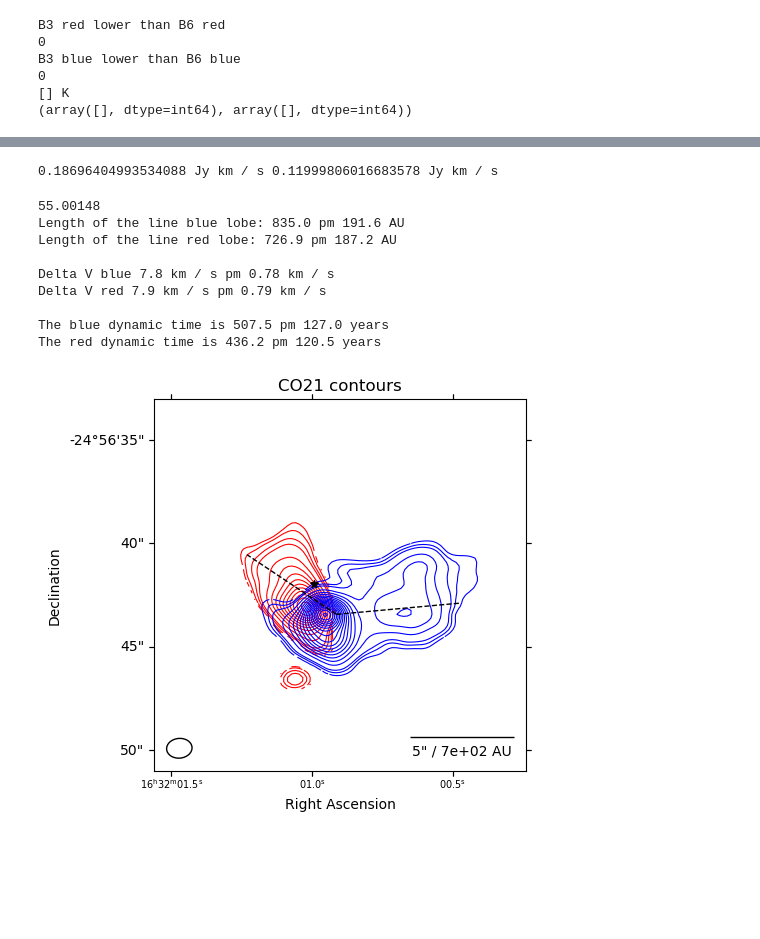
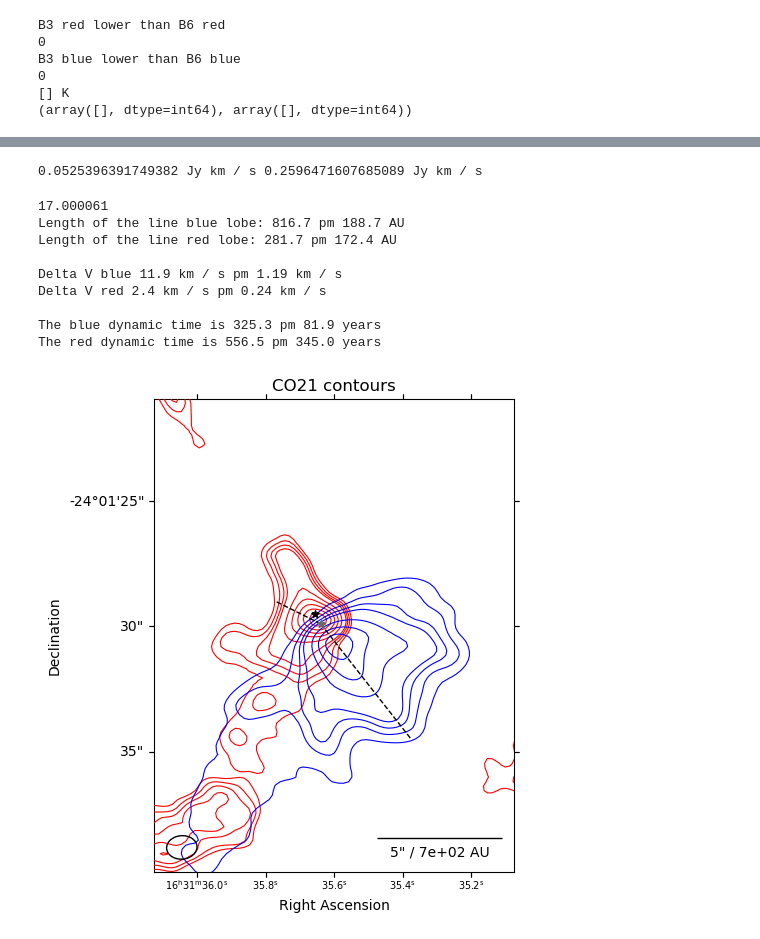
Before and after one commit to femkeballieux/master_project_2, a Jupyter notebook: code/LTERadtrans_RotDiagram_lowmass.ipynb, the cells around one changed output, grey strips where cells are left out. Saved outputs shown, nothing was run; the diff lists cells and outputs as text; code cells hidden in the pictures; blank space fills up the shorter version.

```diff
--- a/code/LTERadtrans_RotDiagram_lowmass.ipynb
+++ b/code/LTERadtrans_RotDiagram_lowmass.ipynb
@@ -43,8 +43,8 @@ plt.rcParams.update({
 # source_name='Oph_27'
 # source_name='Oph_29'
 # source_name='Oph_31'
-# source_name='Oph_34'
-source_name='Oph_39'
+source_name='Oph_34'
+# source_name='Oph_39'
 
 path = '/net/vdesk/data2/bach1/ballieux/master_project_2/data/low_mass_data/'+source_name+'/' # Path to the data
 B3_red_name='M0_maps/CO10_M0_red'      #M0 map of the CO 1-0 line, band 3, redshifted
@@ -1075,21 +1069,20 @@ B6_blue_clip_unsmoothed[SNR_B6_blue_unsmoothed<clip] = np.nan
 B6_red_clip_unsmoothed[B6_red_clip_unsmoothed==0] = np.nan
 B6_blue_clip_unsmoothed[B6_blue_clip_unsmoothed==0] = np.nan
 # %% [output]
-0.18696404993534088 Jy km / s 0.11999806016683578 Jy km / s
+0.0525396391749382 Jy km / s 0.2596471607685089 Jy km / s
 # %%
 # Create a figure and axes
 fig, ax = plt.subplots(figsize=(10,10), subplot_kw={'projection': wcs_B6_red_unsmoothed}) #size horizontal: 20,9.5
 plt.title('CO21 contours')
 
 
-#FIX!!!!
-contourlevels_red=np.array([3,3.5,4,5,6,9,12,15,18,21,24,27,30,33,36,39,42,45,48,51,54])*B6_red_rms_unsmoothed.value
+contourlevels_red=np.array([3,4,5,6,9,12,15,18,21,24,27,30,33,36,39,42,45,48,51,54])*B6_red_rms_unsmoothed.value
 # Plot the contours of B6_red_clip. since it is already clipped at 3 sigma, no need to do it again. This goed allright, it does not need to be 3sigma for b6 _and_ b7.
-contours_red=ax.contour(B6_red_clip_unsmoothed.value, levels=contourlevels_red, colors='red', linewidths=0.8)
+contours_red=ax.contour(B6_red_unsmoothed.value, levels=contourlevels_red, colors='red', linewidths=0.8)
 
 # Plot the contours of B6_blue_clip
 contourlevels_blue=np.array([3,4,5,6,9,12,15,18,21,24,27,30,33,36,39,42,45,48,51,54])*B6_blue_rms_unsmoothed.value
-contours_blue=ax.contour(B6_blue_clip_unsmoothed.value, levels=contourlevels_blue, colors='blue', linewidths=0.8)
+contours_blue=ax.contour(B6_blue_unsmoothed.value, levels=contourlevels_blue, colors='blue', linewidths=0.8)
 
 print(np.max(B6_blue_clip_unsmoothed.value[np.isfinite(B6_blue_clip_unsmoothed.value)]) / B6_blue_rms_unsmoothed.value)
 
@@ -1097,7 +1090,7 @@ print(np.max(B6_blue_clip_unsmoothed.value[np.isfinite(B6_blue_clip_unsmoothed.v
 ax.set_aspect('equal')
 
 # Set the limits for zooming
-if source_name == 'Oph_12' or source_name == 'Oph_26' or source_name == 'Oph_31' or source_name == 'Oph_39':
+if source_name == 'Oph_12' or source_name == 'Oph_26' or source_name == 'Oph_39':
     ax.set_xlim(75,175)
     ax.set_ylim(75,175)
 
@@ -1110,13 +1103,13 @@ if source_name == 'Oph_29':
     ax.set_ylim(30,185)
 
 if source_name == 'Oph_31':
-    ax.set_xlim(0,250)
-    ax.set_ylim(00,250)
+    ax.set_xlim(75,210)
+    ax.set_ylim(75,175)
     #Todo: ocmpletely missing lobe?
 
 if source_name == 'Oph_34':
-    ax.set_xlim(75,175)
-    ax.set_ylim(75,175)
+    ax.set_xlim(85,165)
+    ax.set_ylim(65,170)
 
 # Add labels
 ax.set_xlabel('Right Ascension')
@@ -1133,12 +1126,12 @@ ax.scatter(twomass_cores_coords.ra, twomass_cores_coords.dec, transform=ax.get_t
 
 if source_name == 'Oph_12':
     point1_blue = (117, 123)  # protostar
-    point2_blue = (143, 108)  # Furthest point from the protostar
+    point2_blue = (150, 110)  # Furthest point from the protostar
     ax.plot([point1_blue[0], point2_blue[0]], [point1_blue[1], point2_blue[1]], color='black', linestyle='--', linewidth=1)
     line_length_blue = np.sqrt((point2_blue[0] - point1_blue[0])**2 + (point2_blue[1] - point1_blue[1])**2)
 
     point1_red = (117, 123)  # protostar
-    point2_red = (85, 139)  # Furthest point from the protostar
+    point2_red = (83, 141)  # Furthest point from the protostar
     ax.plot([point1_red[0], point2_red[0]], [point1_red[1], point2_red[1]], color='black', linestyle='--', linewidth=1)
     line_length_red = np.sqrt((point2_red[0] - point1_red[0])**2 + (point2_red[1] - point1_red[1])**2)
 
@@ -1147,12 +1140,12 @@ if source_name == 'Oph_12':
 
 if source_name == 'Oph_26':
     point1_blue = (123, 120)  # protostar
-    point2_blue = (149, 114)  # Furthest point from the protostar
+    point2_blue = (151, 113)  # Furthest point from the protostar
     ax.plot([point1_blue[0], point2_blue[0]], [point1_blue[1], point2_blue[1]], color='black', linestyle='--', linewidth=1)
     line_length_blue = np.sqrt((point2_blue[0] - point1_blue[0])**2 + (point2_blue[1] - point1_blue[1])**2)
 
     point1_red = (123, 120)  # protostar
-    point2_red = (102, 120)  # Furthest point from the protostar
+    point2_red = (99, 120)  # Furthest point from the protostar
     ax.plot([point1_red[0], point2_red[0]], [point1_red[1], point2_red[1]], color='black', linestyle='--', linewidth=1)
     line_length_red = np.sqrt((point2_red[0] - point1_red[0])**2 + (point2_red[1] - point1_red[1])**2)
 
@@ -1161,13 +1154,14 @@ if source_name == 'Oph_26':
 
 if source_name == 'Oph_27':
     point1_blue = (119, 119)  # protostar
-    point2_blue = (128, 134)  # Furthest point from the protostar
+    point2_blue = (132, 136)  # Furthest point from the protostar
     ax.plot([point1_blue[0], point2_blue[0]], [point1_blue[1], point2_blue[1]], color='black', linestyle='--', linewidth=1)
     line_length_blue = np.sqrt((point2_blue[0] - point1_blue[0])**2 + (point2_blue[1] - point1_blue[1])**2)
 
     point1_red = (119, 119)  # protostar
-    point2_red = (116, 109.5)  # Furthest point from the protostar
+    point2_red = (116, 109)  # Furthest point from the protostar
     ax.plot([point1_red[0], point2_red[0]], [point1_red[1], point2_red[1]], color='black', linestyle='--', linewidth=1)
+    ax.scatter(point1_red[0], point1_red[1], marker='*', color='dimgrey', s=30, zorder=100)
     line_length_red = np.sqrt((point2_red[0] - point1_red[0])**2 + (point2_red[1] - point1_red[1])**2)
 
     V_blue = np.abs(-11.4 - 3.8) * u.km / u.s
@@ -1181,7 +1175,7 @@ if source_name == 'Oph_29':
     line_length_blue = np.sqrt((point2_blue[0] - point1_blue[0])**2 + (point2_blue[1] - point1_blue[1])**2)
 
     point1_red = (119, 123)  # protostar
-    point2_red = (95, 144)  # Furthest point from the protostar
+    point2_red = (94, 145.5)  # Furthest point from the protostar
     ax.plot([point1_red[0], point2_red[0]], [point1_red[1], point2_red[1]], color='black', linestyle='--', linewidth=1)
     line_length_red = np.sqrt((point2_red[0] - point1_red[0])**2 + (point2_red[1] - point1_red[1])**2)
 
@@ -1196,8 +1190,9 @@ if source_name == 'Oph_31':
     line_length_blue = np.sqrt((point2_blue[0] - point1_blue[0])**2 + (point2_blue[1] - point1_blue[1])**2)
 
     point1_red = (123, 118)  # protostar
-    point2_red = (94, 120)  # Furthest point from the protostar
+    point2_red = (93, 120)  # Furthest point from the protostar
     ax.plot([point1_red[0], point2_red[0]], [point1_red[1], point2_red[1]], color='black', linestyle='--', linewidth=1)
+    ax.scatter(point1_red[0], point1_red[1], marker='*', color='dimgrey', s=30, zorder=100)
     line_length_red = np.sqrt((point2_red[0] - point1_red[0])**2 + (point2_red[1] - point1_red[1])**2)
 
     V_blue = np.abs(-1.4 - 2.7) * u.km / u.s *0
@@ -1205,14 +1200,15 @@ if source_name == 'Oph_31':
 
 if source_name == 'Oph_34':
     #Do not include
-    point1_blue = (125, 117)  # protostar
-    point2_blue = (146, 109)  # Furthest point from the protostar
+    point1_blue = (122, 120)  # protostar
+    point2_blue = (142, 94.5)  # Furthest point from the protostar
     ax.plot([point1_blue[0], point2_blue[0]], [point1_blue[1], point2_blue[1]], color='black', linestyle='--', linewidth=1)
     line_length_blue = np.sqrt((point2_blue[0] - point1_blue[0])**2 + (point2_blue[1] - point1_blue[1])**2)
 
-    point1_red = (125, 117)  # protostar
+    point1_red = (122, 120)  # protostar
     point2_red = (112, 125)  # Furthest point from the protostar
     ax.plot([point1_red[0], point2_red[0]], [point1_red[1], point2_red[1]], color='black', linestyle='--', linewidth=1)
+    ax.scatter(point1_red[0], point1_red[1], marker='*', color='dimgrey', s=30, zorder=100)
     line_length_red = np.sqrt((point2_red[0] - point1_red[0])**2 + (point2_red[1] - point1_red[1])**2)
 
     V_blue = np.abs(-9.2 - 2.7) * u.km / u.s
@@ -1220,14 +1216,15 @@ if source_name == 'Oph_34':
 
 if source_name == 'Oph_39':
     #Do not include
-    point1_blue = (124, 117)  # protostar
-    point2_blue = (157, 120)  # Furthest point from the protostar
+    point1_blue = (118, 118)  # protostar
+    point2_blue = (157, 115)  # Furthest point from the protostar
     ax.plot([point1_blue[0], point2_blue[0]], [point1_blue[1], point2_blue[1]], color='black', linestyle='--', linewidth=1)
     line_length_blue = np.sqrt((point2_blue[0] - point1_blue[0])**2 + (point2_blue[1] - point1_blue[1])**2)
 
-    point1_red = (124, 117)  # protostar
-    point2_red = (100, 133)  # Furthest point from the protostar
+    point1_red = (118, 118)  # protostar
+    point2_red = (102, 120)  # Furthest point from the protostar
     ax.plot([point1_red[0], point2_red[0]], [point1_red[1], point2_red[1]], color='black', linestyle='--', linewidth=1)
+    ax.scatter(point1_red[0], point1_red[1], marker='*', color='dimgrey', s=30, zorder=100)
     line_length_red = np.sqrt((point2_red[0] - point1_red[0])**2 + (point2_red[1] - point1_red[1])**2)
 
     V_blue = np.abs(-4.8 - 3) * u.km / u.s
@@ -1236,41 +1233,41 @@ if source_name == 'Oph_39':
 # Show the plot
 plt.tight_layout()
 plt.savefig(path+'plots/CO21_contours_'+source_name+'.png', dpi=500, bbox_inches='tight')
 
 #Uncertainty in radius is 10% of lobe convolved with major axis of beam
 radius_blue = ((line_length_blue * pixel_size_unsmoothed).to(u.rad)*d.to(u.au)).to(u.AU, equivalencies=u.dimensionless_angles())
 e_radius_blue = np.sqrt( np.square(0.1* radius_blue) + np.square((beam_major_unsmoothed.to(u.rad)*d.to(u.au)).to(u.AU, equivalencies=u.dimensionless_angles())) )
 print(f"Length of the line blue lobe: {radius_blue.value:.4} pm {e_radius_blue.value:.4} AU")
 radius_red = ((line_length_red * pixel_size_unsmoothed).to(u.rad)*d.to(u.au)).to(u.AU, equivalencies=u.dimensionless_angles())
 e_radius_red = np.sqrt( np.square(0.1* radius_red) + np.square((beam_major_unsmoothed.to(u.rad)*d.to(u.au)).to(u.AU, equivalencies=u.dimensionless_angles())) )
 print(f"Length of the line red lobe: {radius_red.value:.4} pm {e_radius_red.value:.4} AU")
 
 print("")
 e_V_blue = 0.1 * V_blue
 e_V_red = 0.1 * V_red
 print(f"Delta V blue {V_blue:.4} pm {e_V_blue:.4}")
 print(f"Delta V red {V_red:.4} pm {e_V_red:.4}")
 
 
 print ("")
 t_dyn_blue = (radius_blue / V_blue).to(u.yr)
 e_t_dyn_blue = np.sqrt(np.square(e_radius_blue/V_blue)+np.square(radius_blue * e_V_blue/ V_blue **2)).to(u.yr)
 print(f"The blue dynamic time is {t_dyn_blue.value:.4} pm {e_t_dyn_blue.value:.4} years")
 
 t_dyn_red = (radius_red / V_red).to(u.yr)
 e_t_dyn_red = np.sqrt(np.square(e_radius_red/V_red)+np.square(radius_red * e_V_red/ V_red **2)).to(u.yr)
 print(f"The red dynamic time is {t_dyn_red.value:.4} pm {e_t_dyn_red.value:.4} years")
 # %% [output]
-55.00148
-Length of the line blue lobe: 835.0 pm 191.6 AU
-Length of the line red lobe: 726.9 pm 187.2 AU
+17.000061
+Length of the line blue lobe: 816.7 pm 188.7 AU
+Length of the line red lobe: 281.7 pm 172.4 AU
 
-Delta V blue 7.8 km / s pm 0.78 km / s
-Delta V red 7.9 km / s pm 0.79 km / s
+Delta V blue 11.9 km / s pm 1.19 km / s
+Delta V red 2.4 km / s pm 0.24 km / s
 
-The blue dynamic time is 507.5 pm 127.0 years
-The red dynamic time is 436.2 pm 120.5 years
+The blue dynamic time is 325.3 pm 81.9 years
+The red dynamic time is 556.5 pm 345.0 years
-[figure, old version]
+[figure, new version]
 # %%
 def calculate_angles(v1, v2_x_array, v2_y_array):
     # Vector 1: a 2D vector
```
Also changed, not shown: parts of 8 cells of this notebook, 6 other files.
